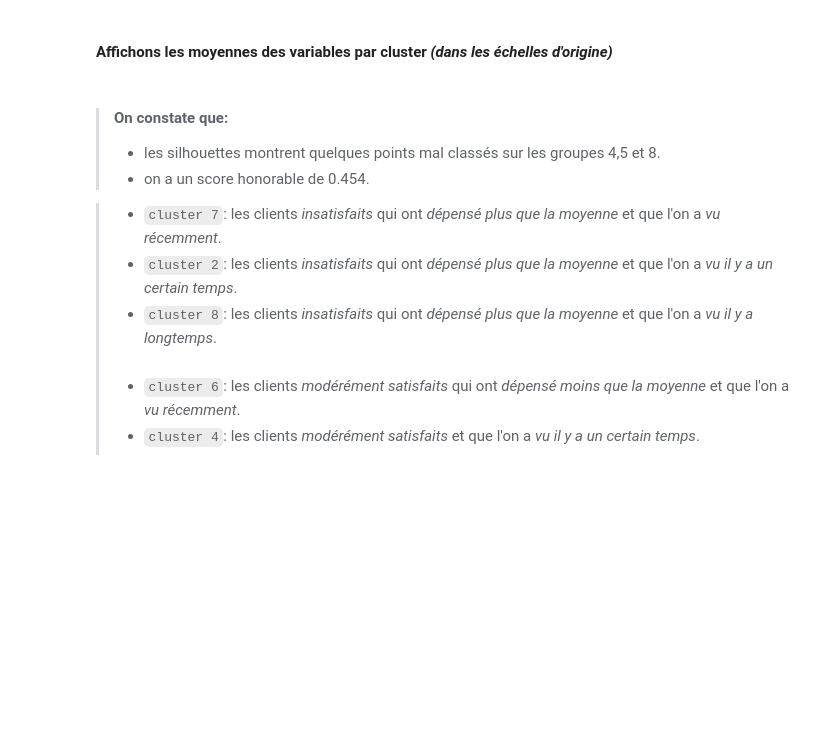
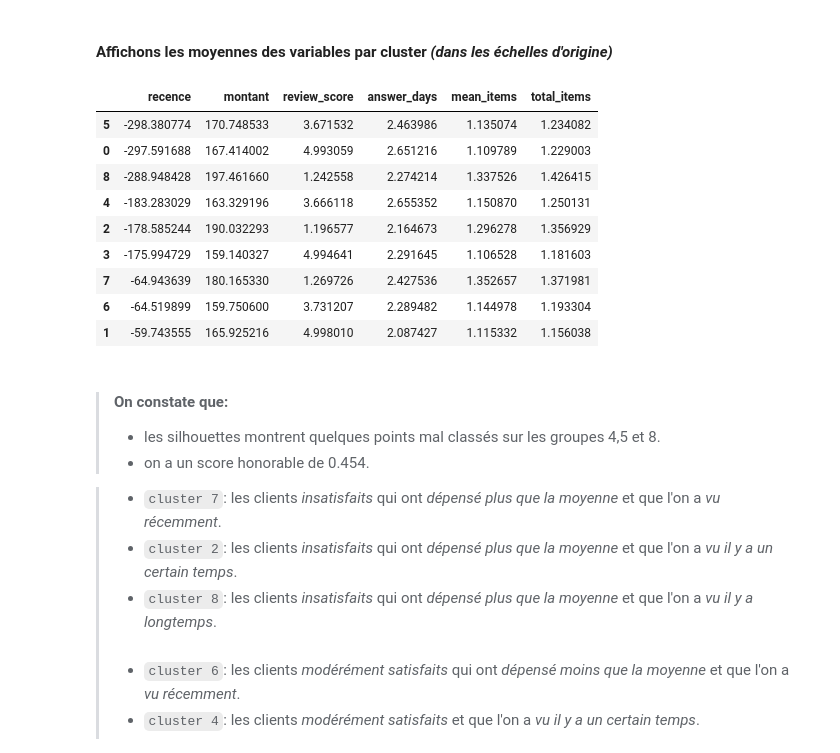
Before and after one commit to Valkea/OC_AI_05, a Jupyter notebook: 03_DataDrift.ipynb, the cells around one changed output. Saved outputs shown, nothing was run; the diff lists cells and outputs as text; code cells hidden in the pictures; blank space fills up the shorter version.

```diff
--- a/03_DataDrift.ipynb
+++ b/03_DataDrift.ipynb
@@ -544,16 +512,6 @@ def plot_silhouette(model, data):
     draw_silhouette(model, data, silhouette_avg=score)
 
     return model
-# %%
-def get_means(fitted_model, X_cluster):
-    X_labels = pd.DataFrame(fitted_model.labels_, columns=['label'])
-    X_results = X_cluster.merge(X_labels, left_index=True, right_index=True)
-
-    groups = {}
-    for i in range(fitted_model.n_clusters):
-        groups[i] = X_results[X_results.label == i].mean()
-
-    return pd.DataFrame.from_dict(groups).T.drop(columns=['label'])
 # %%
 def plot_dendrogram(model, y_cut=0, **kwargs):
     # Create linkage matrix and then plot the dendrogram
@@ -619,7 +591,18 @@ fitted_model = plot_silhouette(KMeans(n_clusters=9, random_state=random_seed), X
 # %% [markdown]
 #### Affichons les moyennes des variables par cluster *(dans les échelles d'origine)*
 # %%
-get_inverse_normalization(model_scaler, get_means(fitted_model, X_training)).sort_values(['recence'])
+get_inverse_normalization(model_scaler_B0, get_means(fitted_model, B0_training)).sort_values(['recence'])
+# %% [output]
+|  | recence | montant | review_score | answer_days | mean_items | total_items |
+| 5 | -298.380774 | 170.748533 | 3.671532 | 2.463986 | 1.135074 | 1.234082 |
+| 0 | -297.591688 | 167.414002 | 4.993059 | 2.651216 | 1.109789 | 1.229003 |
+| 8 | -288.948428 | 197.461660 | 1.242558 | 2.274214 | 1.337526 | 1.426415 |
+| 4 | -183.283029 | 163.329196 | 3.666118 | 2.655352 | 1.150870 | 1.250131 |
+| 2 | -178.585244 | 190.032293 | 1.196577 | 2.164673 | 1.296278 | 1.356929 |
+| 3 | -175.994729 | 159.140327 | 4.994641 | 2.291645 | 1.106528 | 1.181603 |
+| 7 | -64.943639 | 180.165330 | 1.269726 | 2.427536 | 1.352657 | 1.371981 |
+| 6 | -64.519899 | 159.750600 | 3.731207 | 2.289482 | 1.144978 | 1.193304 |
+| 1 | -59.743555 | 165.925216 | 4.998010 | 2.087427 | 1.115332 | 1.156038 |
 # %% [markdown]
 >#### On constate que:
 > - les silhouettes montrent quelques points mal classés sur les groupes 4,5 et 8.
```
Also changed, not shown: parts of 19 cells of this notebook.
